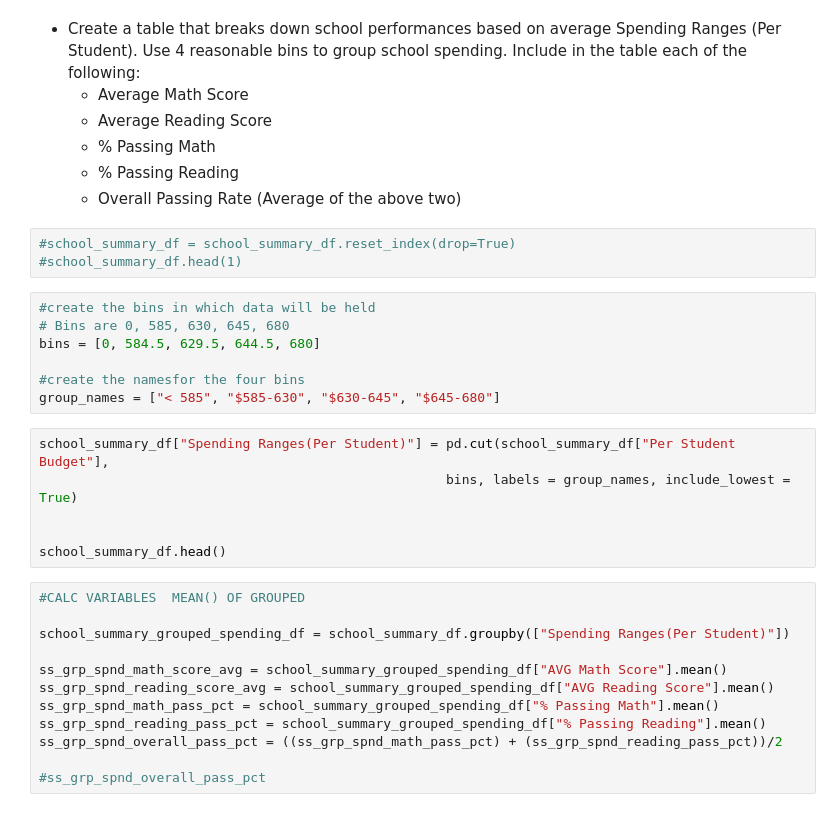
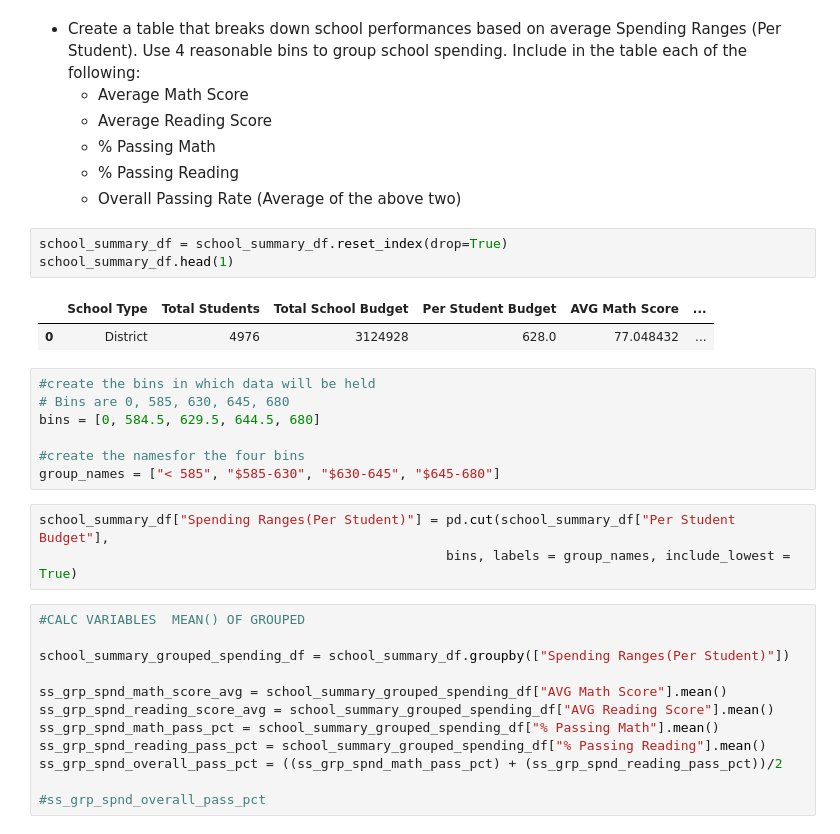
Before and after one commit to D11eleven/pandas-challenge, a Jupyter notebook: PyCitySchools/Final Submit.ipynb, the cells around one changed output. Saved outputs shown, nothing was run; the diff lists cells and outputs as text.

```diff
--- a/PyCitySchools/Final Submit.ipynb
+++ b/PyCitySchools/Final Submit.ipynb
@@ -420,8 +435,11 @@ reading_by_grade_summary_df.head(15)
   * % Passing Reading
   * Overall Passing Rate (Average of the above two)
 # %%
-#school_summary_df = school_summary_df.reset_index(drop=True)
-#school_summary_df.head(1)
+school_summary_df = school_summary_df.reset_index(drop=True)
+school_summary_df.head(1)
+# %% [output]
+|  | School Type | Total Students | Total School Budget | Per Student Budget | AVG Math Score | ... |
+| 0 | District | 4976 | 3124928 | 628.0 | 77.048432 | ... |
 # %%
 #create the bins in which data will be held
 # Bins are 0, 585, 630, 645, 680
@@ -432,9 +450,6 @@ group_names = ["< 585", "$585-630", "$630-645", "$645-680"]
 # %%
 school_summary_df["Spending Ranges(Per Student)"] = pd.cut(school_summary_df["Per Student Budget"],
                                                     bins, labels = group_names, include_lowest = True)
-
-
-school_summary_df.head()
 # %%
 #CALC VARIABLES  MEAN() OF GROUPED
 
```
Also changed, not shown: parts of 16 cells of this notebook, 4 other files.
